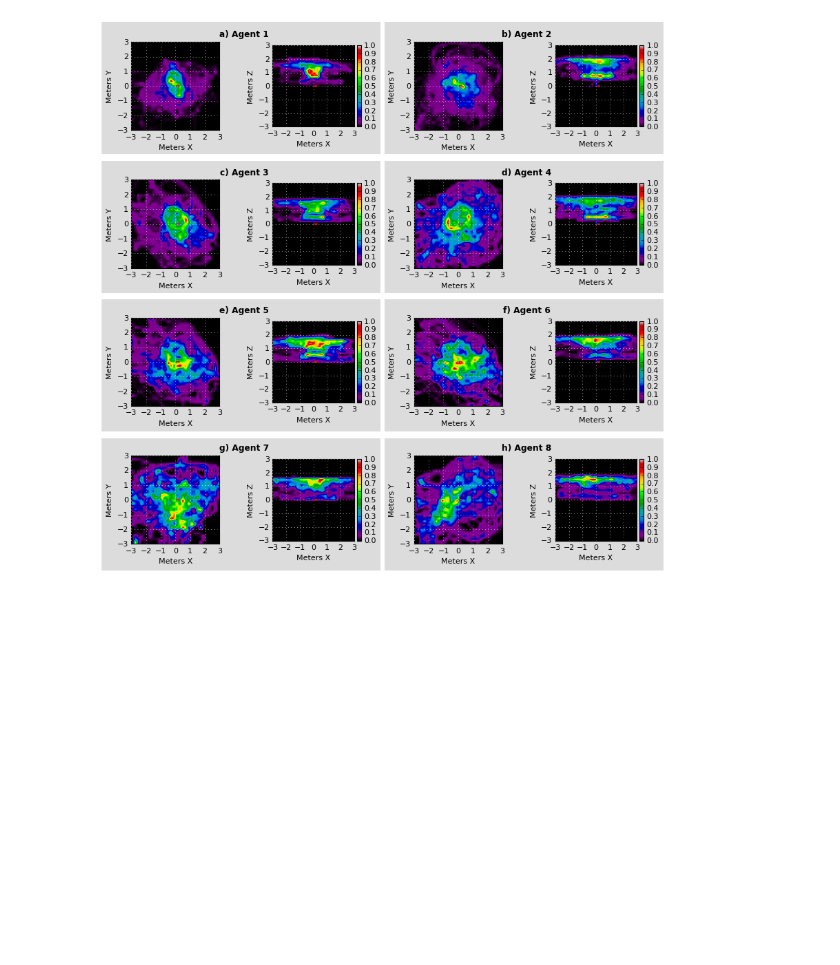
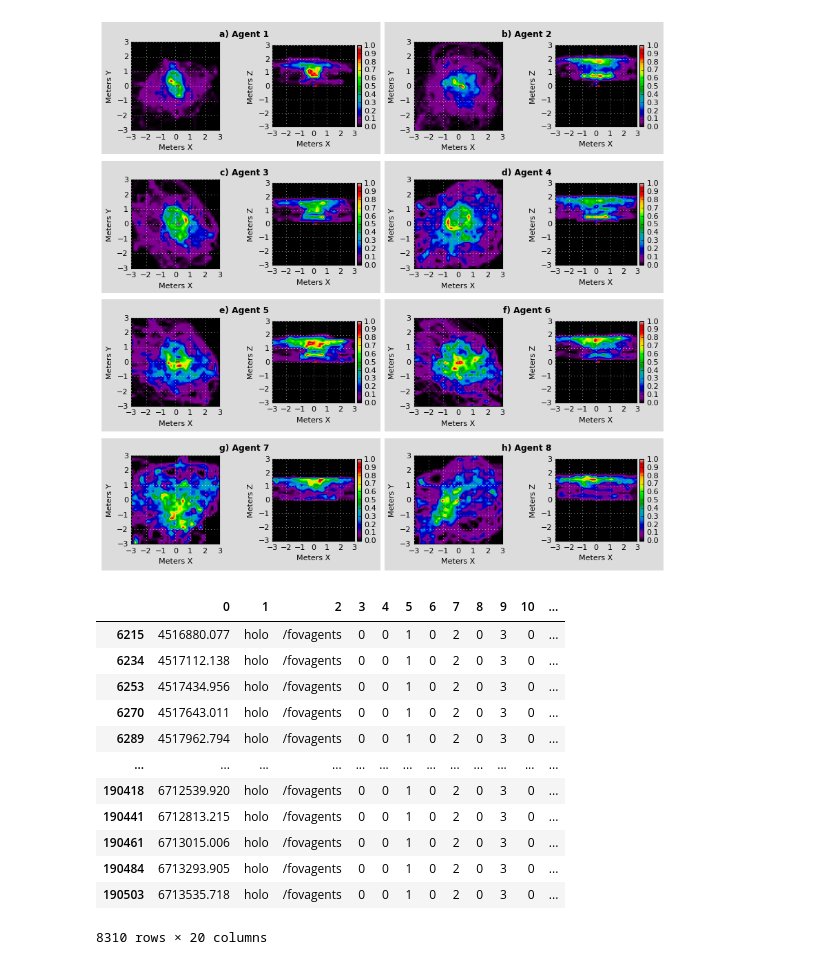
Before and after one commit to pedro-lucas-bravo/master_thesis_data_analysis, a Jupyter notebook: 7-users.ipynb, the cells around one changed output. Cells and saved outputs as stored; diff of their text form; code cells hidden in the pictures; blank space fills up the shorter version.

```diff
--- a/7-users.ipynb
+++ b/7-users.ipynb
@@ -202,3 +204,20 @@ createRoomMultiHeatmap(user_id, heatmap_agents_x_y, heatmap_agents_x_z, 'nipy_sp
 # %% [output]
 <Figure size 640x480 with 0 Axes>
 [figure]
+# %%
+holo_fov_data = holo_data.loc[holo_data[2].str.contains('/fovagents')]
+holo_fov_data
+# %% [output]
+|  | 0 | 1 | 2 | 3 | 4 | 5 | 6 | 7 | 8 | 9 | 10 | ... |
+| 6215 | 4516880.077 | holo | /fovagents | 0 | 0 | 1 | 0 | 2 | 0 | 3 | 0 | ... |
+| 6234 | 4517112.138 | holo | /fovagents | 0 | 0 | 1 | 0 | 2 | 0 | 3 | 0 | ... |
+| 6253 | 4517434.956 | holo | /fovagents | 0 | 0 | 1 | 0 | 2 | 0 | 3 | 0 | ... |
+| 6270 | 4517643.011 | holo | /fovagents | 0 | 0 | 1 | 0 | 2 | 0 | 3 | 0 | ... |
+| 6289 | 4517962.794 | holo | /fovagents | 0 | 0 | 1 | 0 | 2 | 0 | 3 | 0 | ... |
+| ... | ... | ... | ... | ... | ... | ... | ... | ... | ... | ... | ... | ... |
+| 190418 | 6712539.920 | holo | /fovagents | 0 | 0 | 1 | 0 | 2 | 0 | 3 | 0 | ... |
+| 190441 | 6712813.215 | holo | /fovagents | 0 | 0 | 1 | 0 | 2 | 0 | 3 | 0 | ... |
+| 190461 | 6713015.006 | holo | /fovagents | 0 | 0 | 1 | 0 | 2 | 0 | 3 | 0 | ... |
+| 190484 | 6713293.905 | holo | /fovagents | 0 | 0 | 1 | 0 | 2 | 0 | 3 | 0 | ... |
+| 190503 | 6713535.718 | holo | /fovagents | 0 | 0 | 1 | 0 | 2 | 0 | 3 | 0 | ... |
+8310 rows × 20 columns
```
Also changed, not shown: parts of 2 cells of this notebook, 1 other file.
